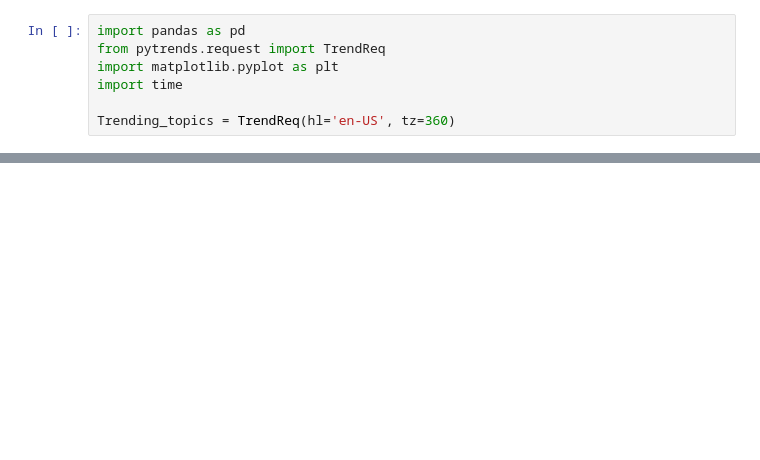
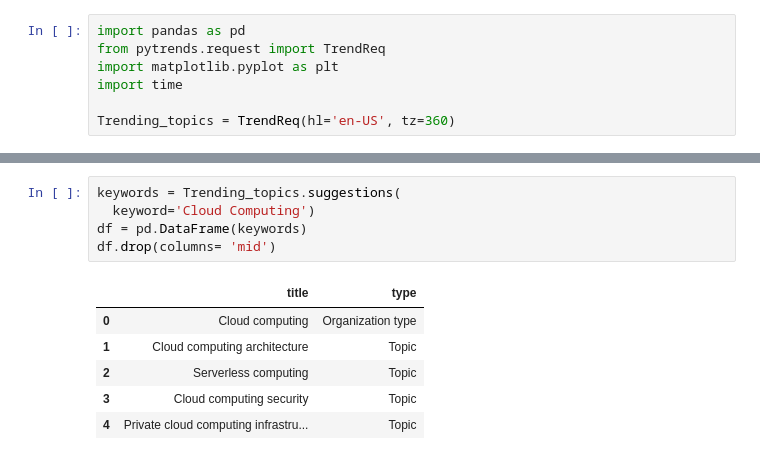
Before and after one commit to sripujan/search_analysis, a Jupyter notebook: Search_analysis.ipynb, the cells around one changed output, grey strips where cells are left out. Cells and saved outputs as stored; diff of their text form; blank space fills up the shorter version.

```diff
--- a/Search_analysis.ipynb
+++ b/Search_analysis.ipynb
@@ -68,0 +83,12 @@ South Korea               39
+# %%
+keywords = Trending_topics.suggestions(
+  keyword='Cloud Computing')
+df = pd.DataFrame(keywords)
+df.drop(columns= 'mid')
+# %% [output]
+|  | title | type |
+| 0 | Cloud computing | Organization type |
+| 1 | Cloud computing architecture | Topic |
+| 2 | Serverless computing | Topic |
+| 3 | Cloud computing security | Topic |
+| 4 | Private cloud computing infrastru... | Topic |
```
Also changed, not shown: parts of 6 cells of this notebook.
